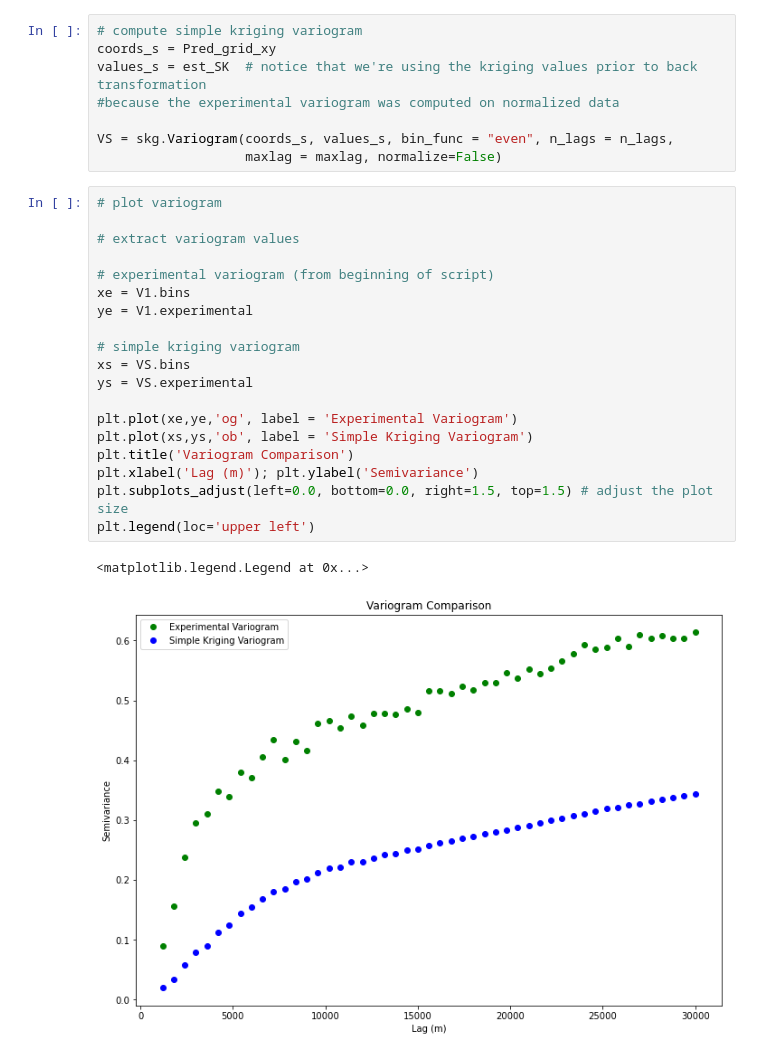
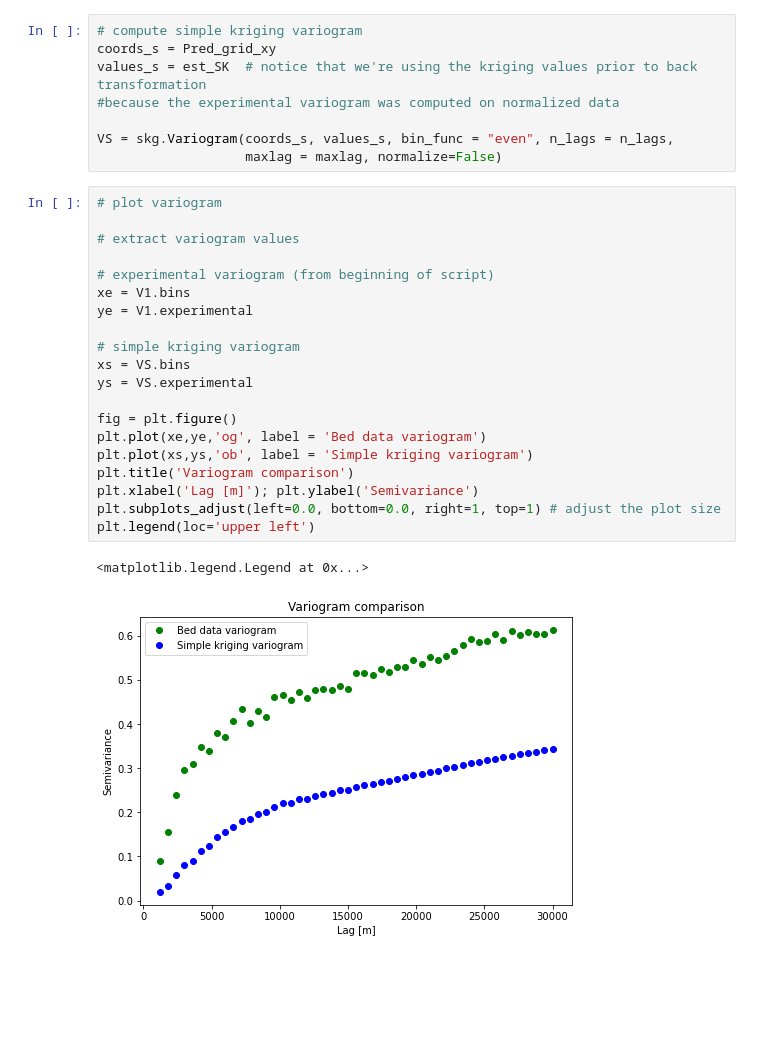
Before and after one commit to GatorGlaciology/GStatSim, a Jupyter notebook: GStat-Sim/3_Simple_kriging_and_ordinary_kriging.ipynb, the cells around one changed output. Saved outputs shown, nothing was run; the diff lists cells and outputs as text; blank space fills up the shorter version.

```diff
--- a/GStat-Sim/3_Simple_kriging_and_ordinary_kriging.ipynb
+++ b/GStat-Sim/3_Simple_kriging_and_ordinary_kriging.ipynb
@@ -272,22 +288,23 @@ VS = skg.Variogram(coords_s, values_s, bin_func = "even", n_lags = n_lags,
 # %%
 # plot variogram
 
 # extract variogram values
 
 # experimental variogram (from beginning of script)
 xe = V1.bins
 ye = V1.experimental
 
 # simple kriging variogram
 xs = VS.bins
 ys = VS.experimental
 
-plt.plot(xe,ye,'og', label = 'Experimental Variogram')
-plt.plot(xs,ys,'ob', label = 'Simple Kriging Variogram')
-plt.title('Variogram Comparison')
-plt.xlabel('Lag (m)'); plt.ylabel('Semivariance')
-plt.subplots_adjust(left=0.0, bottom=0.0, right=1.5, top=1.5) # adjust the plot size
+fig = plt.figure()
+plt.plot(xe,ye,'og', label = 'Bed data variogram')
+plt.plot(xs,ys,'ob', label = 'Simple kriging variogram')
+plt.title('Variogram comparison')
+plt.xlabel('Lag [m]'); plt.ylabel('Semivariance')
+plt.subplots_adjust(left=0.0, bottom=0.0, right=1, top=1) # adjust the plot size
 plt.legend(loc='upper left')
 # %% [output]
 <matplotlib.legend.Legend at 0x...>
-[figure, old version]
+[figure, new version]
```
Also changed, not shown: parts of 8 cells of this notebook.
